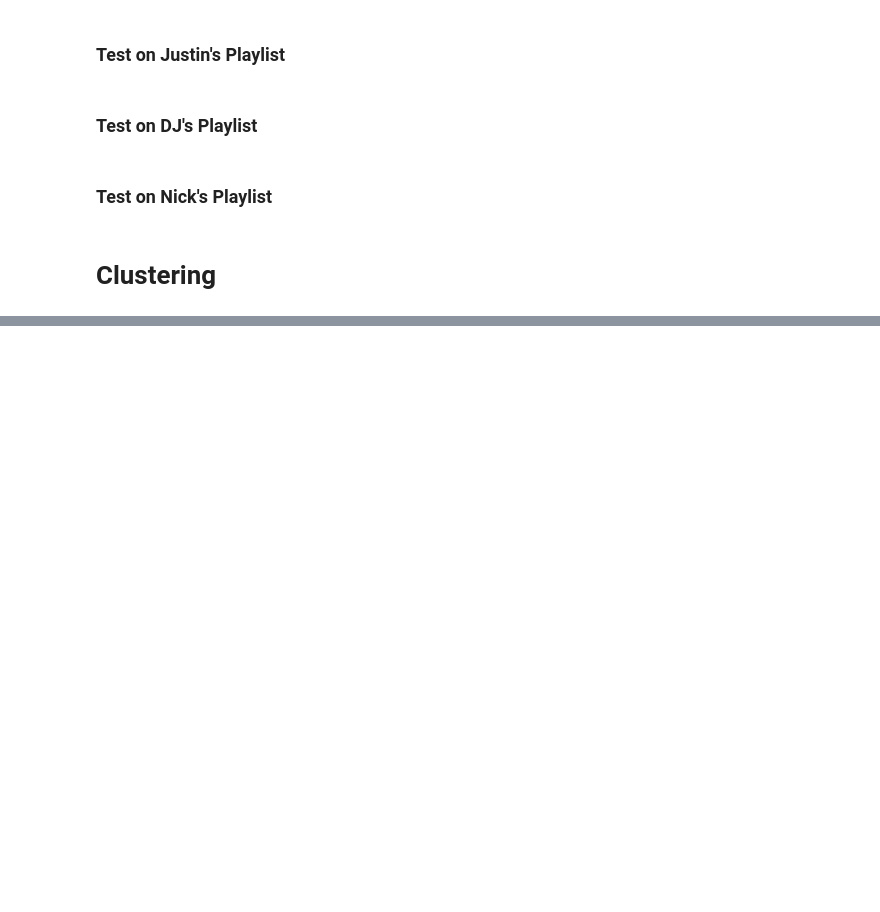
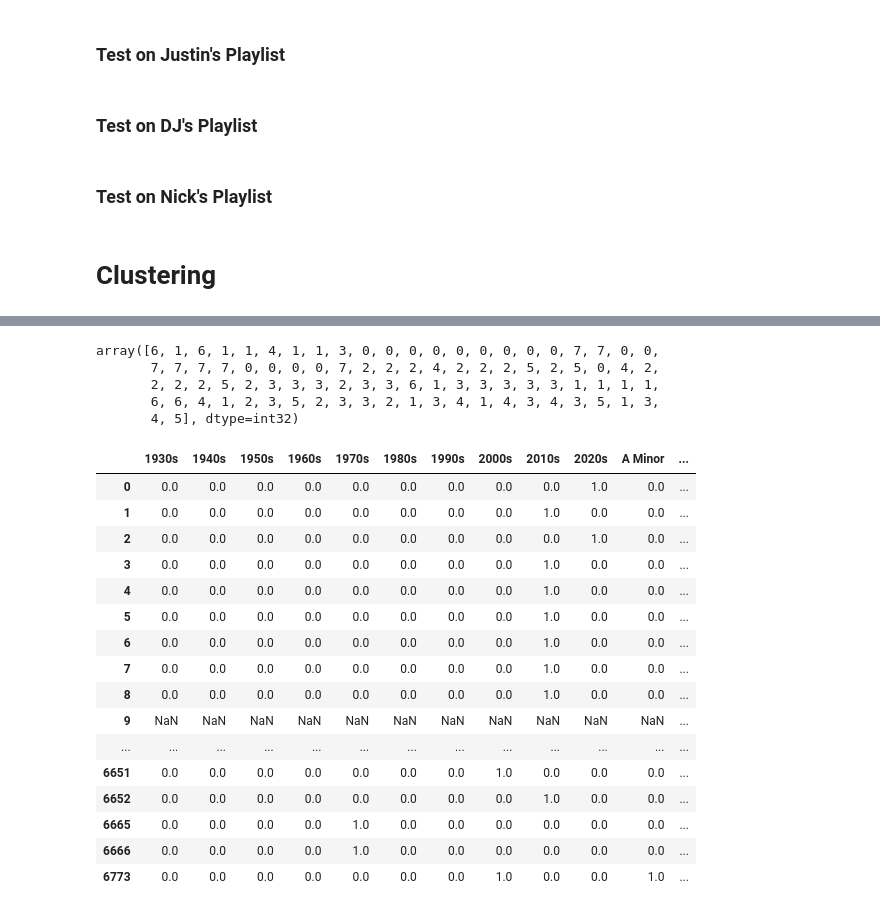
Before and after one commit to khyateed/music-recommender, a Jupyter notebook: modeling.ipynb, the cells around one changed output, grey strips where cells are left out. Drawn from its saved outputs; the diff is of its cells as text; code cells hidden in the pictures; blank space fills up the shorter version.

```diff
--- a/modeling.ipynb
+++ b/modeling.ipynb
@@ -263,0 +297,2 @@ def recommend(playlist, record_label):
+# %%
+pd.set_option('display.max_rows', None)
@@ -263,0 +336,39 @@ def recommend(playlist, record_label):
+# %%
+# instantiate kmeans class and set n_clusters
+k_means = KMeans(random_state=1) # default n_clusters = 8
+
+# fit to data
+# k_means.fit(label_array)
+
+# predict which clusters each song belongs too
+predicted_clusters = k_means.fit_predict(main_array)
+predicted_clusters # each instance was assigned to one of the clusters
+# %% [output]
+array([6, 1, 6, 1, 1, 4, 1, 1, 3, 0, 0, 0, 0, 0, 0, 0, 0, 0, 7, 7, 0, 0,
+       7, 7, 7, 7, 0, 0, 0, 0, 7, 2, 2, 2, 4, 2, 2, 2, 5, 2, 5, 0, 4, 2,
+       2, 2, 2, 5, 2, 3, 3, 3, 2, 3, 3, 6, 1, 3, 3, 3, 3, 3, 1, 1, 1, 1,
+       6, 6, 4, 1, 2, 3, 5, 2, 3, 3, 2, 1, 3, 4, 1, 4, 3, 4, 3, 5, 1, 3,
+       4, 5], dtype=int32)
+# %%
+pred_series = pd.Series(predicted_clusters)
+main_df_w_pred = pd.concat([main_df, pred_series], axis=1)
+# %%
+main_df_w_pred
+# %% [output]
+|  | 1930s | 1940s | 1950s | 1960s | 1970s | 1980s | 1990s | 2000s | 2010s | 2020s | A Minor | ... |
+| 0 | 0.0 | 0.0 | 0.0 | 0.0 | 0.0 | 0.0 | 0.0 | 0.0 | 0.0 | 1.0 | 0.0 | ... |
+| 1 | 0.0 | 0.0 | 0.0 | 0.0 | 0.0 | 0.0 | 0.0 | 0.0 | 1.0 | 0.0 | 0.0 | ... |
+| 2 | 0.0 | 0.0 | 0.0 | 0.0 | 0.0 | 0.0 | 0.0 | 0.0 | 0.0 | 1.0 | 0.0 | ... |
+| 3 | 0.0 | 0.0 | 0.0 | 0.0 | 0.0 | 0.0 | 0.0 | 0.0 | 1.0 | 0.0 | 0.0 | ... |
+| 4 | 0.0 | 0.0 | 0.0 | 0.0 | 0.0 | 0.0 | 0.0 | 0.0 | 1.0 | 0.0 | 0.0 | ... |
+| 5 | 0.0 | 0.0 | 0.0 | 0.0 | 0.0 | 0.0 | 0.0 | 0.0 | 1.0 | 0.0 | 0.0 | ... |
+| 6 | 0.0 | 0.0 | 0.0 | 0.0 | 0.0 | 0.0 | 0.0 | 0.0 | 1.0 | 0.0 | 0.0 | ... |
+| 7 | 0.0 | 0.0 | 0.0 | 0.0 | 0.0 | 0.0 | 0.0 | 0.0 | 1.0 | 0.0 | 0.0 | ... |
+| 8 | 0.0 | 0.0 | 0.0 | 0.0 | 0.0 | 0.0 | 0.0 | 0.0 | 1.0 | 0.0 | 0.0 | ... |
+| 9 | NaN | NaN | NaN | NaN | NaN | NaN | NaN | NaN | NaN | NaN | NaN | ... |
+| ... | ... | ... | ... | ... | ... | ... | ... | ... | ... | ... | ... | ... |
+| 6651 | 0.0 | 0.0 | 0.0 | 0.0 | 0.0 | 0.0 | 0.0 | 1.0 | 0.0 | 0.0 | 0.0 | ... |
+| 6652 | 0.0 | 0.0 | 0.0 | 0.0 | 0.0 | 0.0 | 0.0 | 0.0 | 1.0 | 0.0 | 0.0 | ... |
+| 6665 | 0.0 | 0.0 | 0.0 | 0.0 | 1.0 | 0.0 | 0.0 | 0.0 | 0.0 | 0.0 | 0.0 | ... |
+| 6666 | 0.0 | 0.0 | 0.0 | 0.0 | 1.0 | 0.0 | 0.0 | 0.0 | 0.0 | 0.0 | 0.0 | ... |
+| 6773 | 0.0 | 0.0 | 0.0 | 0.0 | 0.0 | 0.0 | 0.0 | 1.0 | 0.0 | 0.0 | 1.0 | ... |
```
Also changed, not shown: parts of 20 cells of this notebook.
